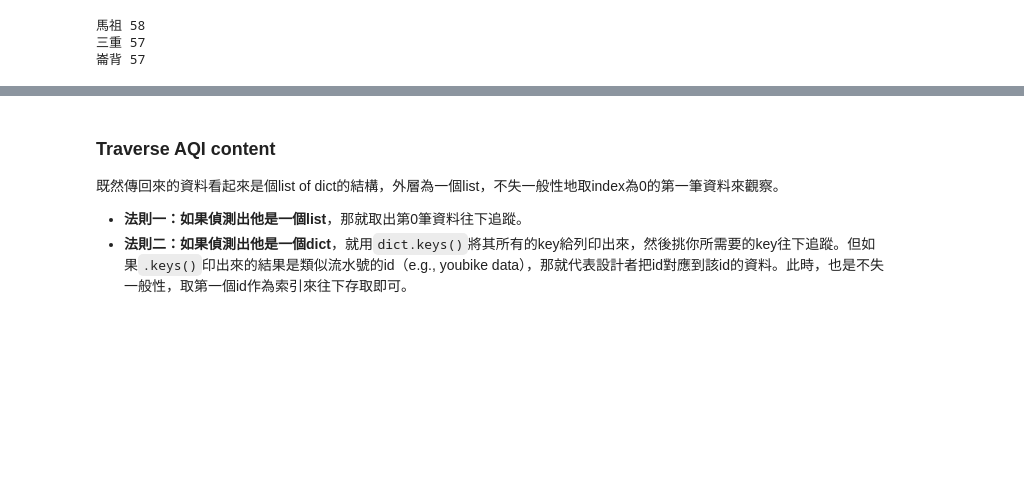
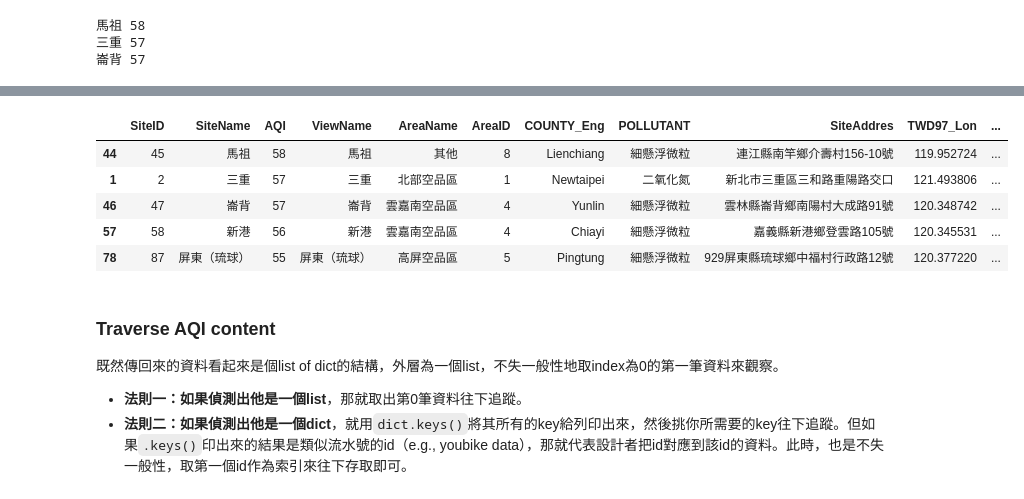
Before and after one commit to winniehsu0412/Programming-for-Social-Science, a Jupyter notebook: _sources/PSS/P04p2_search_maximum.ipynb, the cells around one changed output, grey strips where cells are left out. Drawn from its saved outputs; the diff is of its cells as text; code cells hidden in the pictures; blank space fills up the shorter version.

```diff
--- a/_sources/PSS/P04p2_search_maximum.ipynb
+++ b/_sources/PSS/P04p2_search_maximum.ipynb
@@ -207,3 +226,14 @@ for site in sorted_aqdata[:3]:
+# %%
+# sort the df by AQI value
+df=df.sort_values(by='AQI', ascending=False)
+display(df.head())
+# %% [output]
+|  | SiteID | SiteName | AQI | ViewName | AreaName | AreaID | COUNTY_Eng | POLLUTANT | SiteAddres | TWD97_Lon | ... |
+| 44 | 45 | 馬祖 | 58 | 馬祖 | 其他 | 8 | Lienchiang | 細懸浮微粒 | 連江縣南竿鄉介壽村156-10號 | 119.952724 | ... |
+| 1 | 2 | 三重 | 57 | 三重 | 北部空品區 | 1 | Newtaipei | 二氧化氮 | 新北市三重區三和路重陽路交口 | 121.493806 | ... |
+| 46 | 47 | 崙背 | 57 | 崙背 | 雲嘉南空品區 | 4 | Yunlin | 細懸浮微粒 | 雲林縣崙背鄉南陽村大成路91號 | 120.348742 | ... |
+| 57 | 58 | 新港 | 56 | 新港 | 雲嘉南空品區 | 4 | Chiayi | 細懸浮微粒 | 嘉義縣新港鄉登雲路105號 | 120.345531 | ... |
+| 78 | 87 | 屏東（琉球） | 55 | 屏東（琉球） | 高屏空品區 | 5 | Pingtung | 細懸浮微粒 | 929屏東縣琉球鄉中福村行政路12號 | 120.377220 | ... |
 # %% [markdown]
 ### Traverse AQI content
 
```
Also changed, not shown: parts of 1 cell of this notebook.
